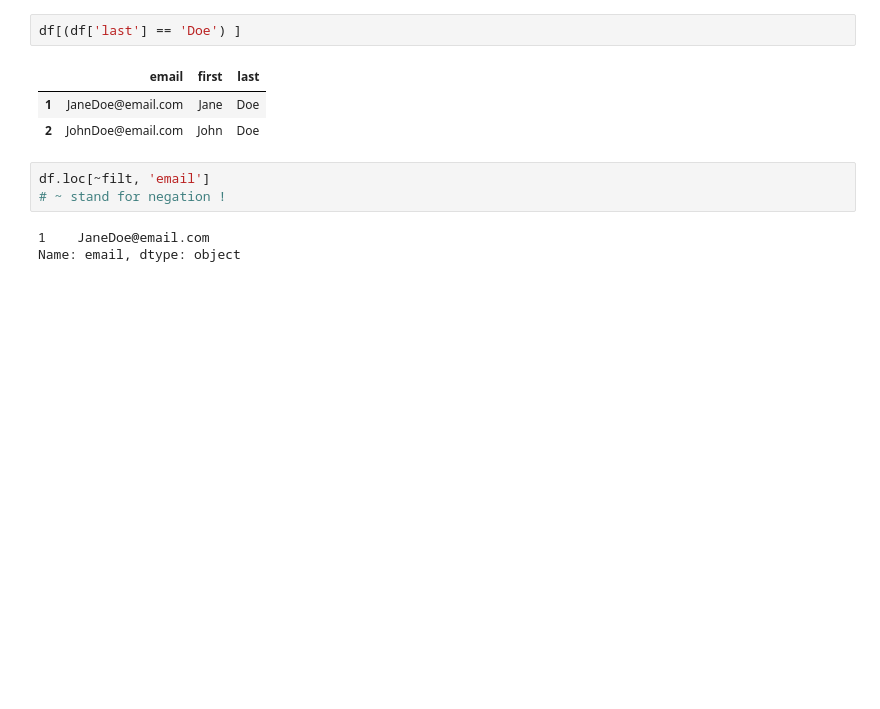
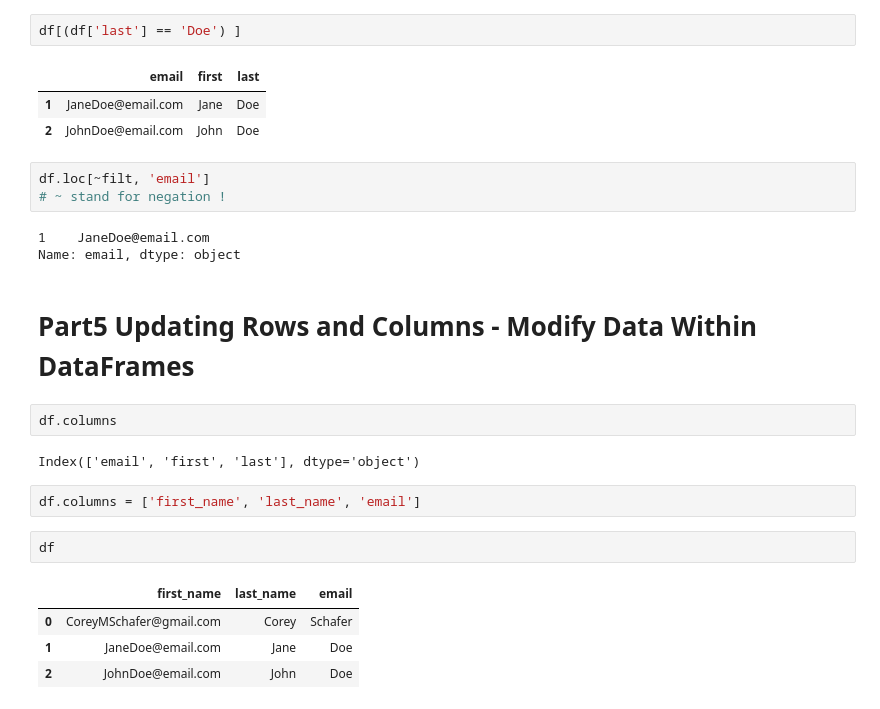
Before and after one commit to cesarVillasenor/tutorial-pandas, a Jupyter notebook: snippets.ipynb, the cells around one changed output. Cells and saved outputs as stored; diff of their text form; blank space fills up the shorter version.

Commit message:
Part5 Updating Rows and Columns - Modify Data Within DataFrames

```diff
--- a/snippets.ipynb
+++ b/snippets.ipynb
@@ -130,3 +130,18 @@ df.loc[~filt, 'email']
 # %% [output]
 1    JaneDoe@email.com
 Name: email, dtype: object
+# %% [markdown]
+# Part5 Updating Rows and Columns - Modify Data Within DataFrames
+# %%
+df.columns
+# %% [output]
+Index(['email', 'first', 'last'], dtype='object')
+# %%
+df.columns = ['first_name', 'last_name', 'email']
+# %%
+df
+# %% [output]
+|  | first_name | last_name | email |
+| 0 | CoreyMSchafer@gmail.com | Corey | Schafer |
+| 1 | JaneDoe@email.com | Jane | Doe |
+| 2 | JohnDoe@email.com | John | Doe |
```
Also changed, not shown: parts of 27 cells of this notebook, 1 other file.
